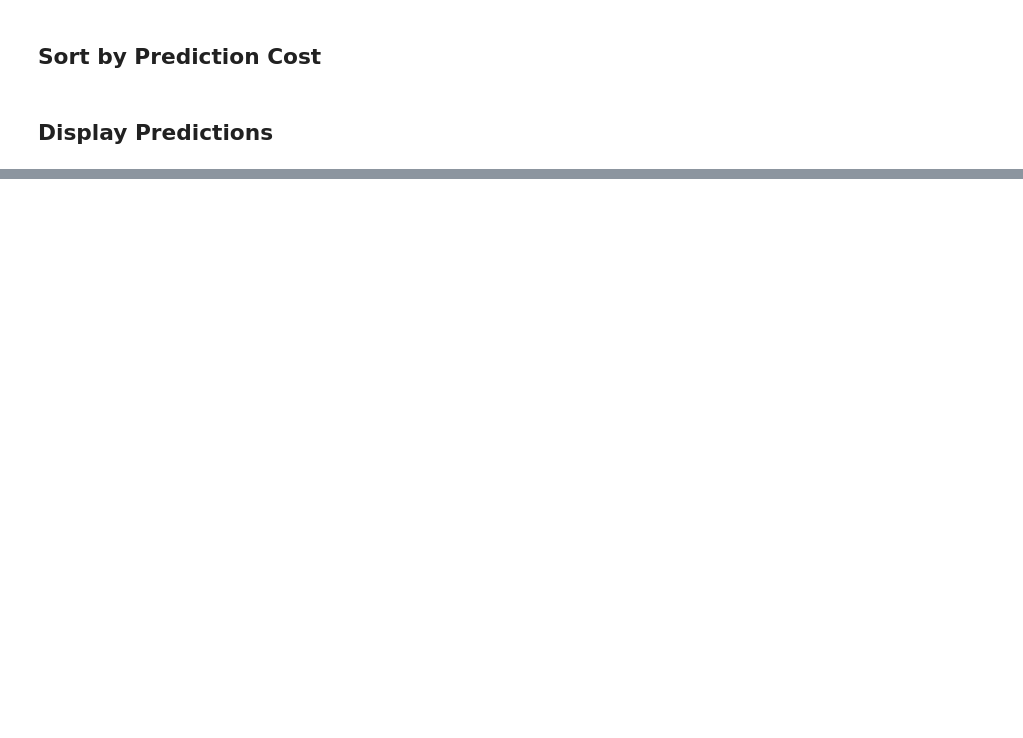
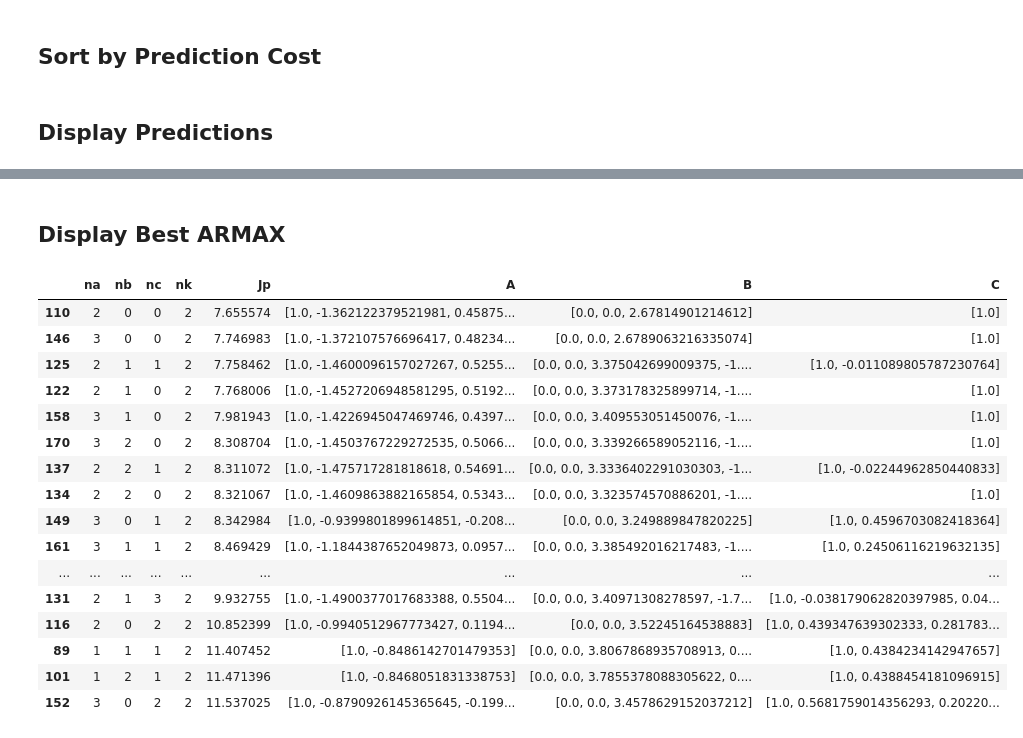
Before and after one commit to GuiBeal/system-identification, a Jupyter notebook: Python/main.ipynb, the cells around one changed output, grey strips where cells are left out. Saved outputs shown, nothing was run; the diff lists cells and outputs as text; code cells hidden in the pictures; blank space fills up the shorter version.

```diff
--- a/Python/main.ipynb
+++ b/Python/main.ipynb
@@ -263,0 +290,22 @@ $$\frac{2.331 z^2 + 3.04 z}{z^3 - 0.7292 z^2 - 0.1388 z + 0.06155}$$
+# %% [markdown]
+## Display Best ARMAX
+# %%
+display(models.loc[models.model == 'armax'][['na','nb','nc','nk','Jp','A','B','C']].head(20))
+# %% [output]
+|  | na | nb | nc | nk | Jp | A | B | C |
+| 110 | 2 | 0 | 0 | 2 | 7.655574 | [1.0, -1.362122379521981, 0.45875... | [0.0, 0.0, 2.67814901214612] | [1.0] |
+| 146 | 3 | 0 | 0 | 2 | 7.746983 | [1.0, -1.372107576696417, 0.48234... | [0.0, 0.0, 2.6789063216335074] | [1.0] |
+| 125 | 2 | 1 | 1 | 2 | 7.758462 | [1.0, -1.4600096157027267, 0.5255... | [0.0, 0.0, 3.375042699009375, -1.... | [1.0, -0.011089805787230764] |
+| 122 | 2 | 1 | 0 | 2 | 7.768006 | [1.0, -1.4527206948581295, 0.5192... | [0.0, 0.0, 3.373178325899714, -1.... | [1.0] |
+| 158 | 3 | 1 | 0 | 2 | 7.981943 | [1.0, -1.4226945047469746, 0.4397... | [0.0, 0.0, 3.409553051450076, -1.... | [1.0] |
+| 170 | 3 | 2 | 0 | 2 | 8.308704 | [1.0, -1.4503767229272535, 0.5066... | [0.0, 0.0, 3.339266589052116, -1.... | [1.0] |
+| 137 | 2 | 2 | 1 | 2 | 8.311072 | [1.0, -1.475717281818618, 0.54691... | [0.0, 0.0, 3.3336402291030303, -1... | [1.0, -0.02244962850440833] |
+| 134 | 2 | 2 | 0 | 2 | 8.321067 | [1.0, -1.4609863882165854, 0.5343... | [0.0, 0.0, 3.323574570886201, -1.... | [1.0] |
+| 149 | 3 | 0 | 1 | 2 | 8.342984 | [1.0, -0.9399801899614851, -0.208... | [0.0, 0.0, 3.249889847820225] | [1.0, 0.4596703082418364] |
+| 161 | 3 | 1 | 1 | 2 | 8.469429 | [1.0, -1.1844387652049873, 0.0957... | [0.0, 0.0, 3.385492016217483, -1.... | [1.0, 0.24506116219632135] |
+| ... | ... | ... | ... | ... | ... | ... | ... | ... |
+| 131 | 2 | 1 | 3 | 2 | 9.932755 | [1.0, -1.4900377017683388, 0.5504... | [0.0, 0.0, 3.40971308278597, -1.7... | [1.0, -0.038179062820397985, 0.04... |
+| 116 | 2 | 0 | 2 | 2 | 10.852399 | [1.0, -0.9940512967773427, 0.1194... | [0.0, 0.0, 3.52245164538883] | [1.0, 0.439347639302333, 0.281783... |
+| 89 | 1 | 1 | 1 | 2 | 11.407452 | [1.0, -0.8486142701479353] | [0.0, 0.0, 3.8067868935708913, 0.... | [1.0, 0.4384234142947657] |
+| 101 | 1 | 2 | 1 | 2 | 11.471396 | [1.0, -0.8468051831338753] | [0.0, 0.0, 3.7855378088305622, 0.... | [1.0, 0.4388454181096915] |
+| 152 | 3 | 0 | 2 | 2 | 11.537025 | [1.0, -0.8790926145365645, -0.199... | [0.0, 0.0, 3.4578629152037212] | [1.0, 0.5681759014356293, 0.20220... |
```
Also changed, not shown: parts of 10 cells of this notebook, 2 other files.
